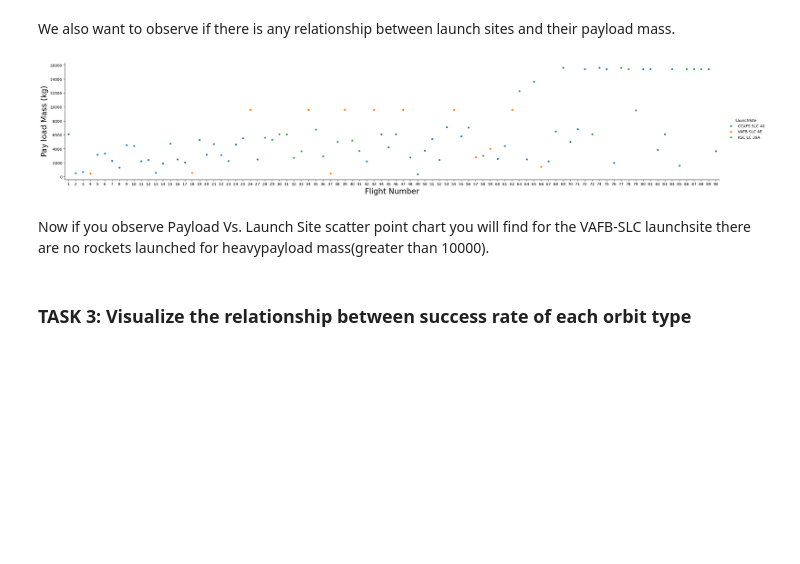
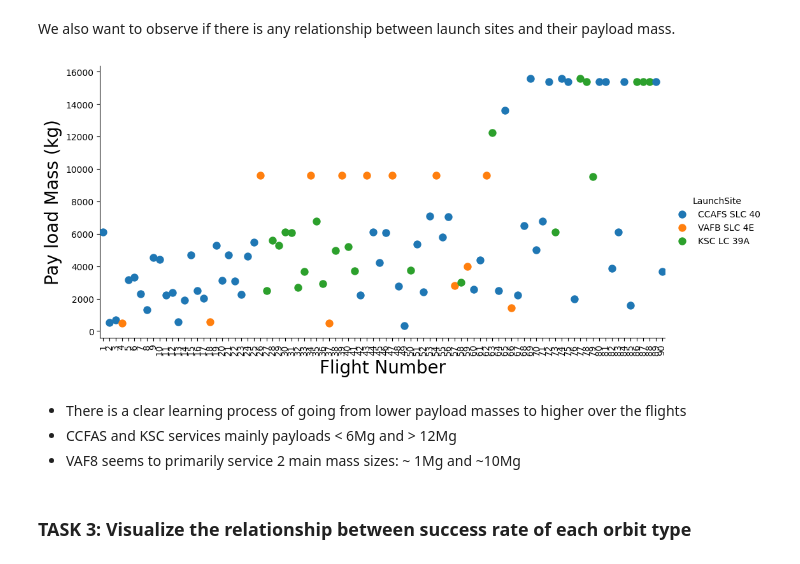
Before and after one commit to bhwunsch/se4_datascience_capstone, a Jupyter notebook: jupyter-labs-eda-dataviz-v2.ipynb, the cells around one changed output. Drawn from its saved outputs; the diff is of its cells as text; code cells hidden in the pictures; blank space fills up the shorter version.

```diff
--- a/jupyter-labs-eda-dataviz-v2.ipynb
+++ b/jupyter-labs-eda-dataviz-v2.ipynb
@@ -162,14 +166,19 @@ Now try to explain the patterns you found in the Flight Number vs. Launch Site s
 We also want to observe if there is any relationship between launch sites and their payload mass.
 # %%
 # Plot a scatter point chart with x axis to be Pay Load Mass (kg) and y axis to be the launch site, and hue to be the class value
-sns.catplot(y="PayloadMass", x="FlightNumber", hue="LaunchSite", data=df, aspect = 5)
+sns.catplot(y="PayloadMass", x="FlightNumber", hue="LaunchSite", data=df, aspect = 2,
+            s=80)
 plt.xlabel("Flight Number",fontsize=20)
 plt.ylabel("Pay load Mass (kg)",fontsize=20)
+ax = plt.gca()
+ax.set_xticklabels(ax.get_xticklabels(), rotation=90)
 plt.show()
 # %% [output]
-[figure, old version]
+[figure, new version]
-# %% [markdown]
-Now if you observe Payload Vs. Launch Site scatter point chart you will find for the VAFB-SLC  launchsite there are no  rockets  launched for  heavypayload mass(greater than 10000).
+# %% [markdown]
+* There is a clear learning process of going from lower payload masses to higher over the flights
+* CCFAS and KSC services mainly payloads < 6Mg and > 12Mg
+* VAF8 seems to primarily service 2 main mass sizes: ~ 1Mg and ~10Mg
 # %% [markdown]
 ### TASK  3: Visualize the relationship between success rate of each orbit type
 # %% [markdown]
```
Also changed, not shown: parts of 10 cells of this notebook, 3 other files.
